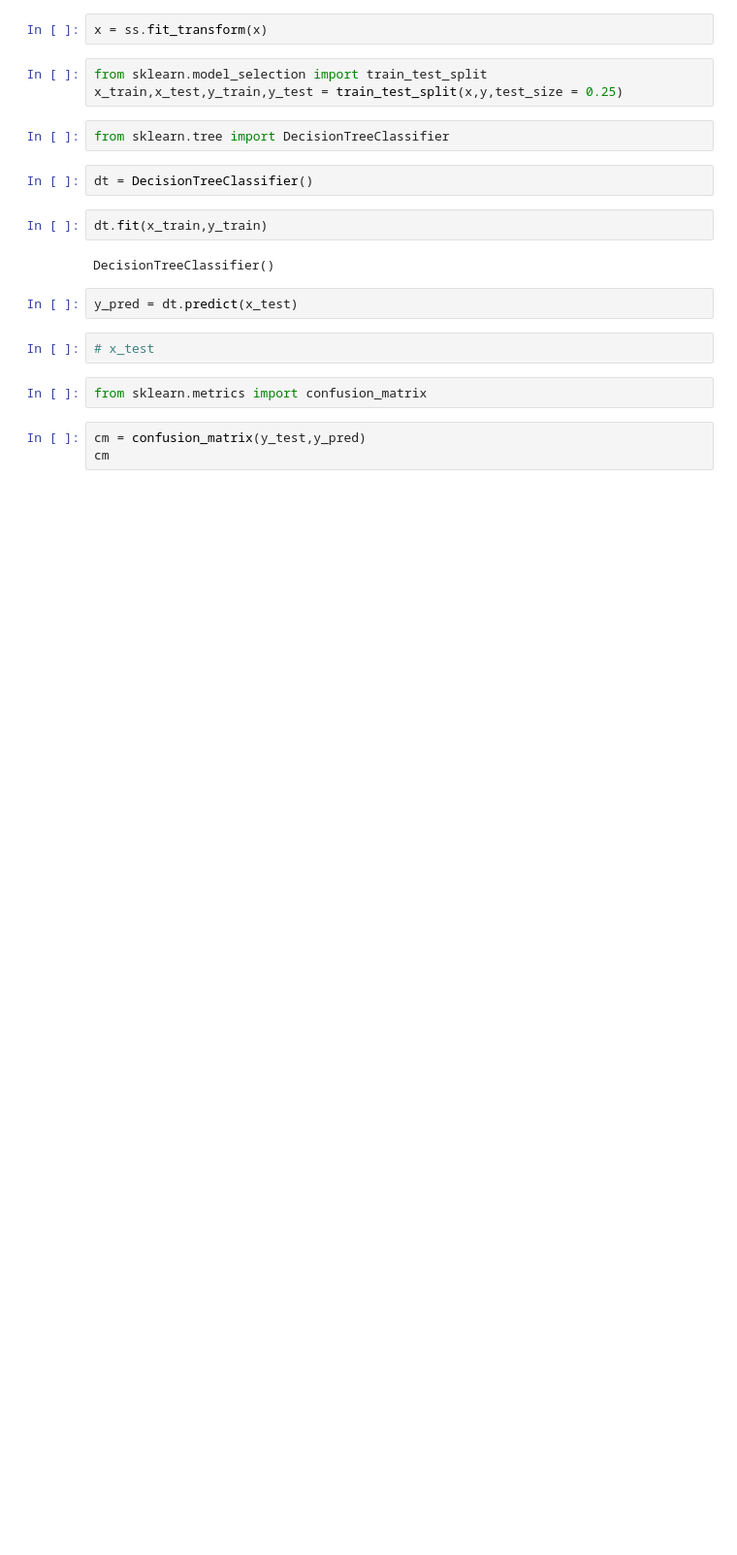
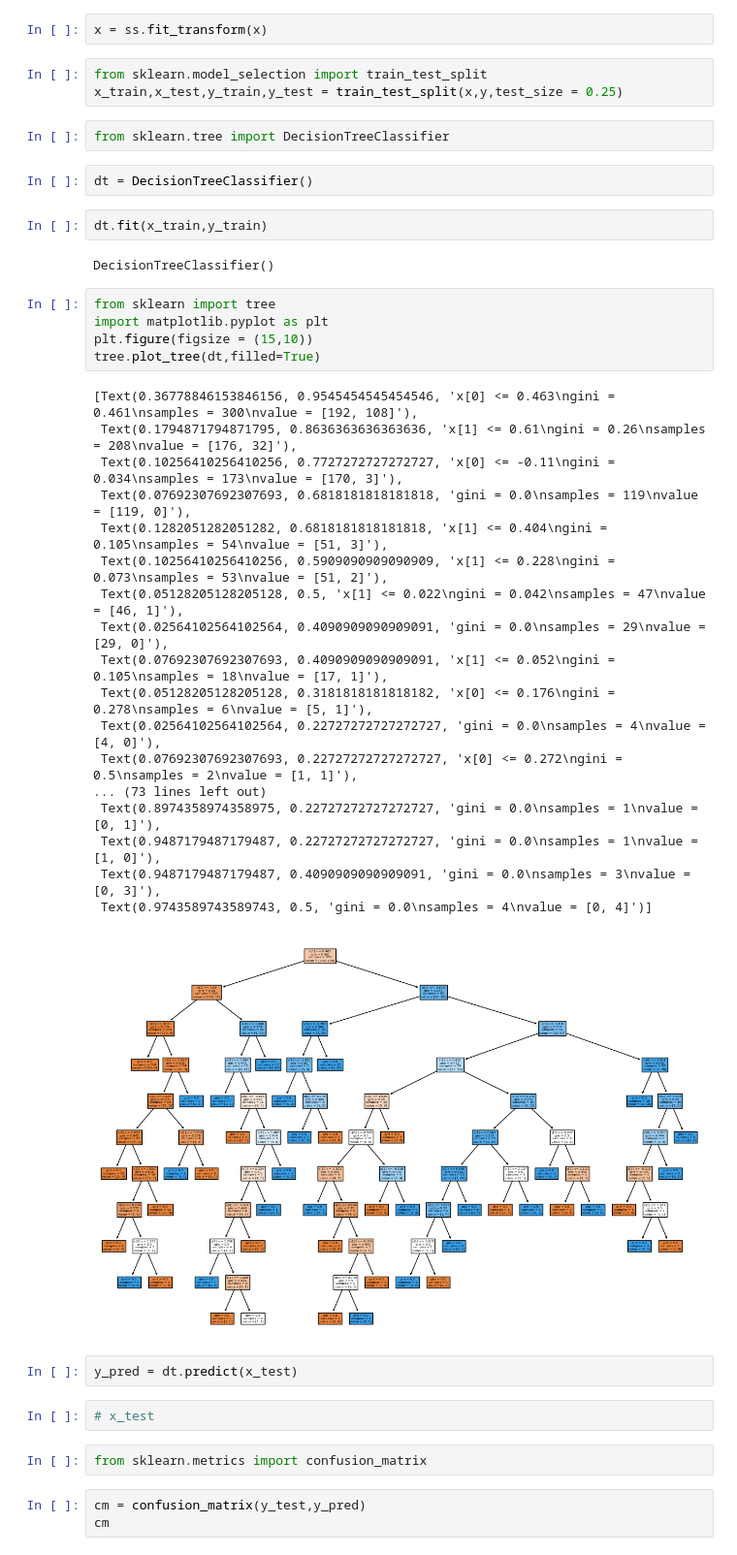
Before and after one commit to Sonalisurvee/Data_Science_Practice-_Set1, a Jupyter notebook: classification/Decision_Tree/Tree_user_data-Copy1.ipynb, the cells around one changed output. Shown at 97% size. Saved outputs shown, nothing was run; the diff lists cells and outputs as text; blank space fills up the shorter version.

```diff
--- a/classification/Decision_Tree/Tree_user_data-Copy1.ipynb
+++ b/classification/Decision_Tree/Tree_user_data-Copy1.ipynb
@@ -39,6 +43,30 @@ dt = DecisionTreeClassifier()
 dt.fit(x_train,y_train)
 # %% [output]
 DecisionTreeClassifier()
+# %%
+from sklearn import tree
+import matplotlib.pyplot as plt
+plt.figure(figsize = (15,10))
+tree.plot_tree(dt,filled=True)
+# %% [output]
+[Text(0.36778846153846156, 0.9545454545454546, 'x[0] <= 0.463\ngini = 0.461\nsamples = 300\nvalue = [192, 108]'),
+ Text(0.1794871794871795, 0.8636363636363636, 'x[1] <= 0.61\ngini = 0.26\nsamples = 208\nvalue = [176, 32]'),
+ Text(0.10256410256410256, 0.7727272727272727, 'x[0] <= -0.11\ngini = 0.034\nsamples = 173\nvalue = [170, 3]'),
+ Text(0.07692307692307693, 0.6818181818181818, 'gini = 0.0\nsamples = 119\nvalue = [119, 0]'),
+ Text(0.1282051282051282, 0.6818181818181818, 'x[1] <= 0.404\ngini = 0.105\nsamples = 54\nvalue = [51, 3]'),
+ Text(0.10256410256410256, 0.5909090909090909, 'x[1] <= 0.228\ngini = 0.073\nsamples = 53\nvalue = [51, 2]'),
+ Text(0.05128205128205128, 0.5, 'x[1] <= 0.022\ngini = 0.042\nsamples = 47\nvalue = [46, 1]'),
+ Text(0.02564102564102564, 0.4090909090909091, 'gini = 0.0\nsamples = 29\nvalue = [29, 0]'),
+ Text(0.07692307692307693, 0.4090909090909091, 'x[1] <= 0.052\ngini = 0.105\nsamples = 18\nvalue = [17, 1]'),
+ Text(0.05128205128205128, 0.3181818181818182, 'x[0] <= 0.176\ngini = 0.278\nsamples = 6\nvalue = [5, 1]'),
+ Text(0.02564102564102564, 0.22727272727272727, 'gini = 0.0\nsamples = 4\nvalue = [4, 0]'),
+ Text(0.07692307692307693, 0.22727272727272727, 'x[0] <= 0.272\ngini = 0.5\nsamples = 2\nvalue = [1, 1]'),
+... (73 lines left out)
+ Text(0.8974358974358975, 0.22727272727272727, 'gini = 0.0\nsamples = 1\nvalue = [0, 1]'),
+ Text(0.9487179487179487, 0.22727272727272727, 'gini = 0.0\nsamples = 1\nvalue = [1, 0]'),
+ Text(0.9487179487179487, 0.4090909090909091, 'gini = 0.0\nsamples = 3\nvalue = [0, 3]'),
+ Text(0.9743589743589743, 0.5, 'gini = 0.0\nsamples = 4\nvalue = [0, 4]')]
+[figure, added]
 # %%
 y_pred = dt.predict(x_test)
 # %%
```
Also changed, not shown: parts of 3 cells of this notebook, 22 other files.
